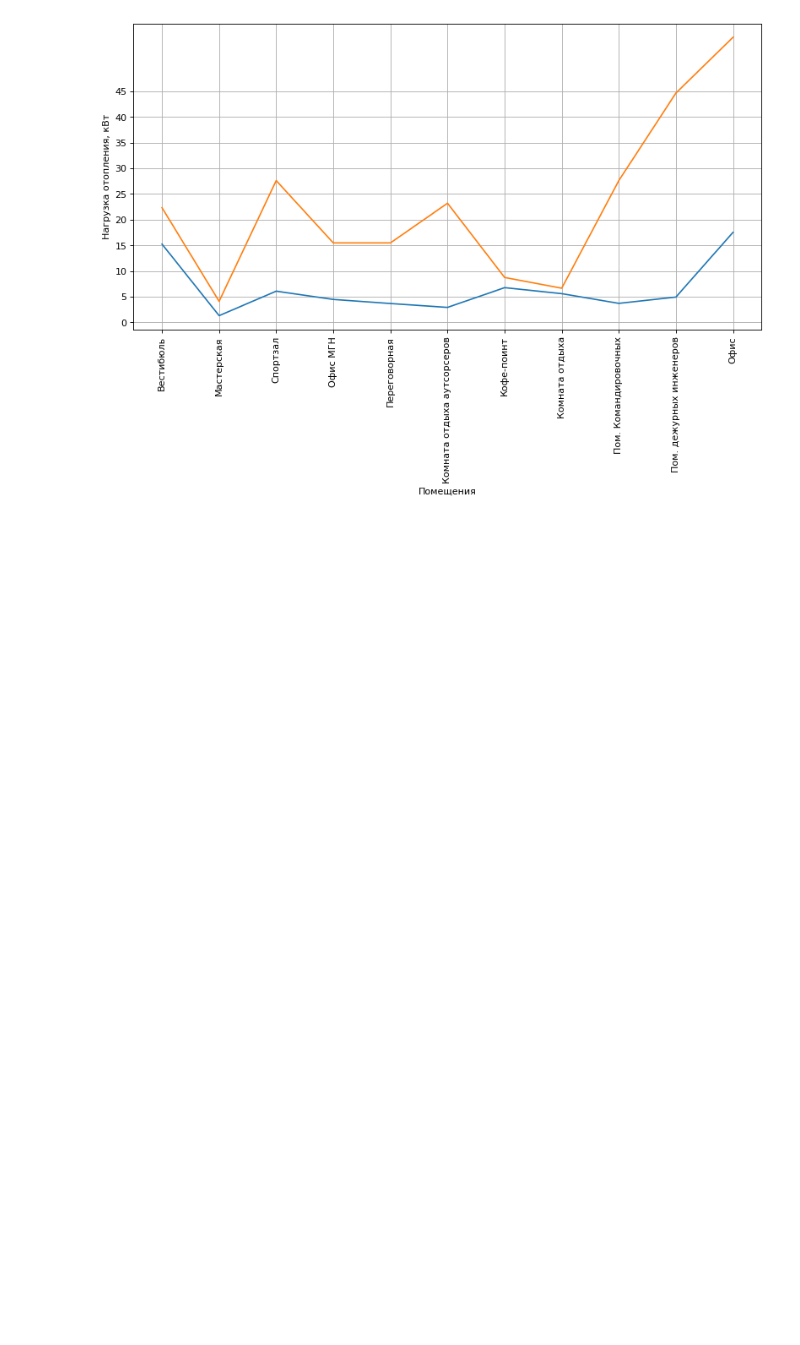
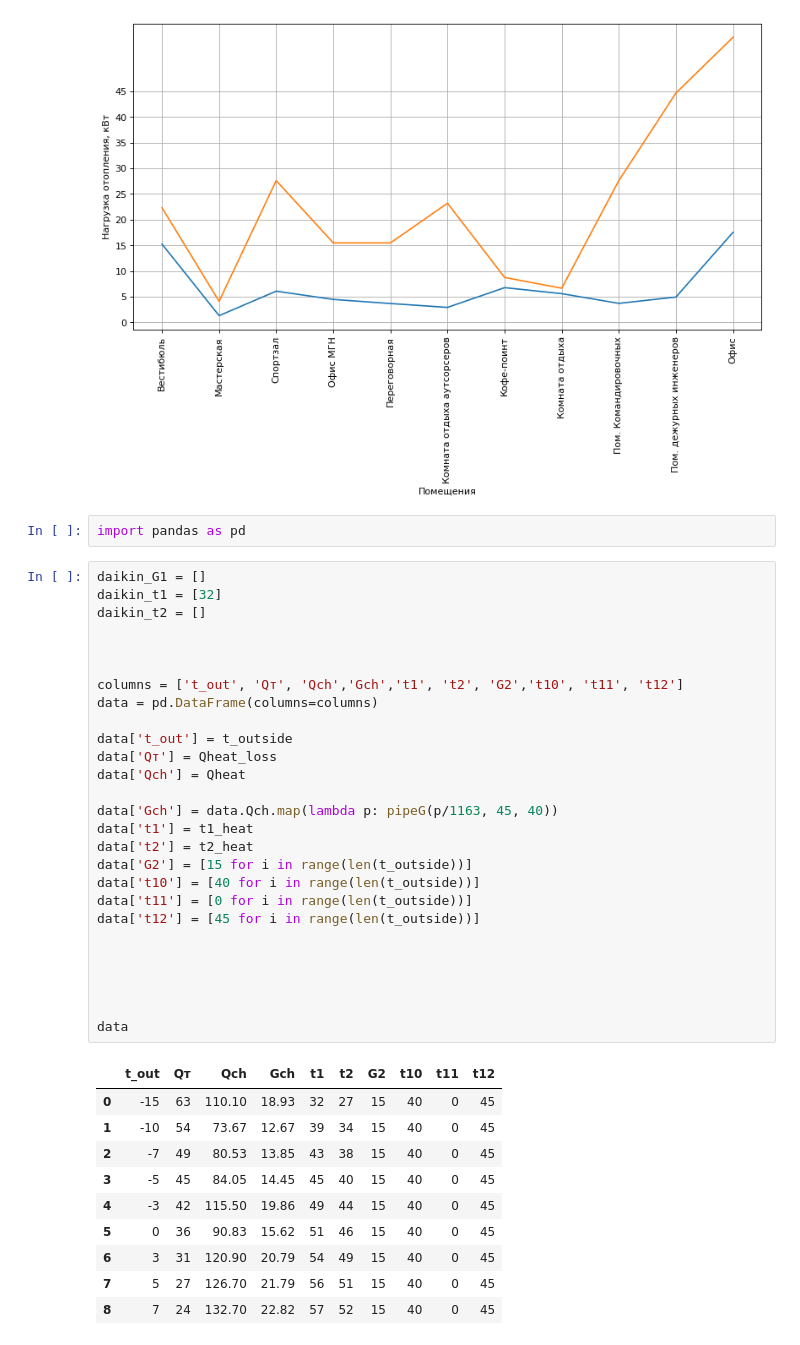
Before and after one commit to flairmix/11299_KLG_HVAC, a Jupyter notebook: 11299_KLG_AB_HVAC.ipynb, the cells around one changed output. Cells and saved outputs as stored; diff of their text form; blank space fills up the shorter version.

```diff
--- a/11299_KLG_AB_HVAC.ipynb
+++ b/11299_KLG_AB_HVAC.ipynb
@@ -129,3 +131,43 @@ plt.yticks([i for i in range(0, 50, 5)])
 plt.show()
 # %% [output]
 [figure]
+# %%
+import pandas as pd
+# %%
+daikin_G1 = []
+daikin_t1 = [32]
+daikin_t2 = []
+
+
+
+columns = ['t_out', 'Qт', 'Qch','Gch','t1', 't2', 'G2','t10', 't11', 't12']
+data = pd.DataFrame(columns=columns)
+
+data['t_out'] = t_outside
+data['Qт'] = Qheat_loss
+data['Qch'] = Qheat
+
+data['Gch'] = data.Qch.map(lambda p: pipeG(p/1163, 45, 40))
+data['t1'] = t1_heat
+data['t2'] = t2_heat
+data['G2'] = [15 for i in range(len(t_outside))]
+data['t10'] = [40 for i in range(len(t_outside))]
+data['t11'] = [0 for i in range(len(t_outside))]
+data['t12'] = [45 for i in range(len(t_outside))]
+
+
+
+
+
+data
+# %% [output]
+|  | t_out | Qт | Qch | Gch | t1 | t2 | G2 | t10 | t11 | t12 |
+| 0 | -15 | 63 | 110.10 | 18.93 | 32 | 27 | 15 | 40 | 0 | 45 |
+| 1 | -10 | 54 | 73.67 | 12.67 | 39 | 34 | 15 | 40 | 0 | 45 |
+| 2 | -7 | 49 | 80.53 | 13.85 | 43 | 38 | 15 | 40 | 0 | 45 |
+| 3 | -5 | 45 | 84.05 | 14.45 | 45 | 40 | 15 | 40 | 0 | 45 |
+| 4 | -3 | 42 | 115.50 | 19.86 | 49 | 44 | 15 | 40 | 0 | 45 |
+| 5 | 0 | 36 | 90.83 | 15.62 | 51 | 46 | 15 | 40 | 0 | 45 |
+| 6 | 3 | 31 | 120.90 | 20.79 | 54 | 49 | 15 | 40 | 0 | 45 |
+| 7 | 5 | 27 | 126.70 | 21.79 | 56 | 51 | 15 | 40 | 0 | 45 |
+| 8 | 7 | 24 | 132.70 | 22.82 | 57 | 52 | 15 | 40 | 0 | 45 |
```
Also changed, not shown: parts of 1 cell of this notebook.
